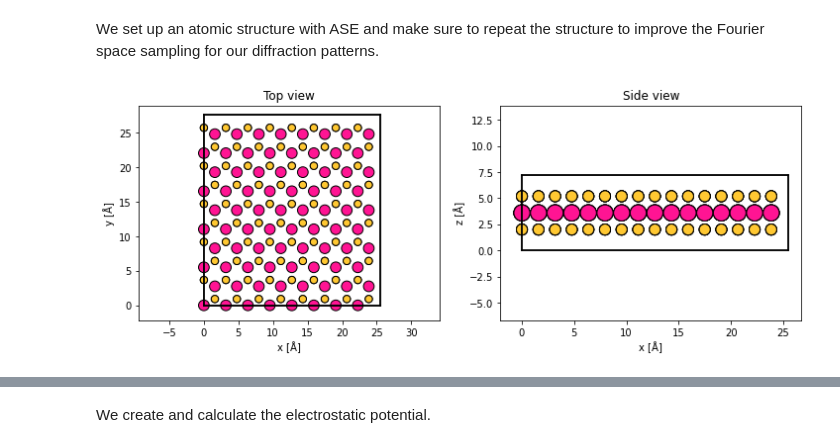
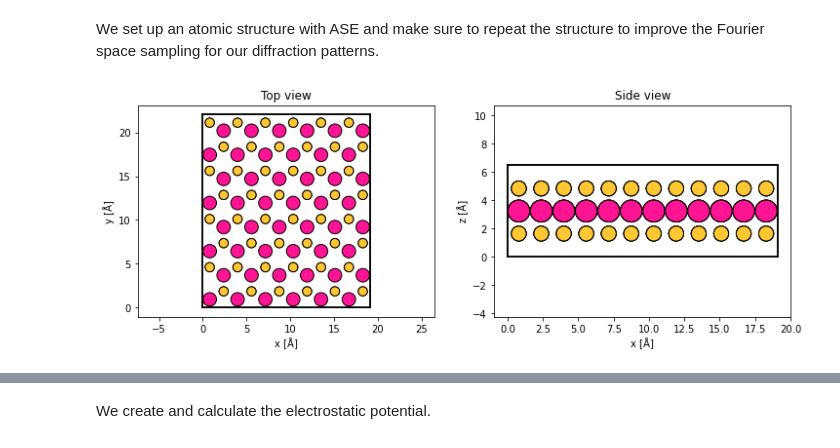
Before and after one commit to abTEM/abTEM, a Jupyter notebook: examples/quickstart/quick_stem.ipynb, the cells around one changed output, grey strips where cells are left out. Cells and saved outputs as stored; diff of their text form; code cells hidden in the pictures.

```diff
--- a/examples/quickstart/quick_stem.ipynb
+++ b/examples/quickstart/quick_stem.ipynb
@@ -19,20 +19,23 @@ We set up an atomic structure with ASE and make sure to repeat the structure to
 # %%
 atoms = mx2(formula='MoS2', kind='2H', a=3.18, thickness=3.19, size=(1, 1, 1), vacuum=None)
 
-repetitions = (8, 5, 1)
+repetitions = (6, 4, 1)
 
 atoms = orthogonalize_cell(atoms)
 
 atoms *= repetitions
 
-atoms.center(vacuum=2, axis=2)
+atoms.cell[2,2] = 6.5
+atoms.center()
+
+#atoms *= (1,1,5)
 
 fig, (ax1, ax2) = plt.subplots(1, 2, figsize=(12,4))
 
 show_atoms(atoms, ax=ax1, title='Top view')
 show_atoms(atoms, ax=ax2, plane='xz', title='Side view')
 # %% [output]
-[figure, old version]
+[figure, new version]
 # %%
 print(f"Simulation cell: {atoms.cell}")
 # %% [output]
```
Also changed, not shown: parts of 8 cells of this notebook, 5 other files.
